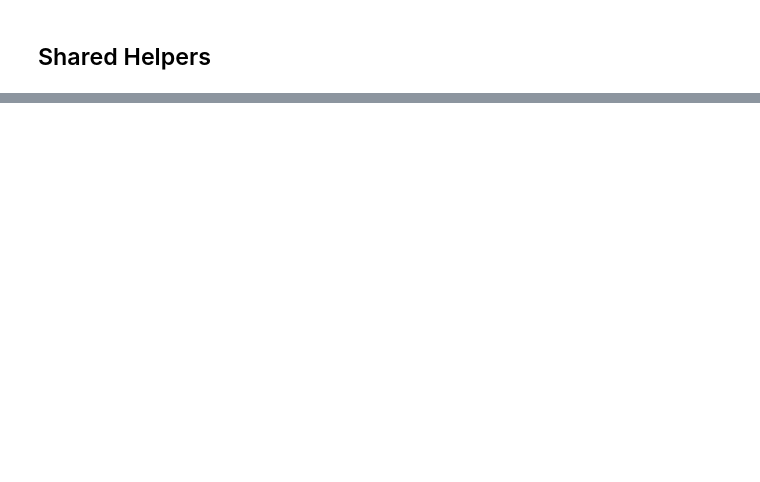
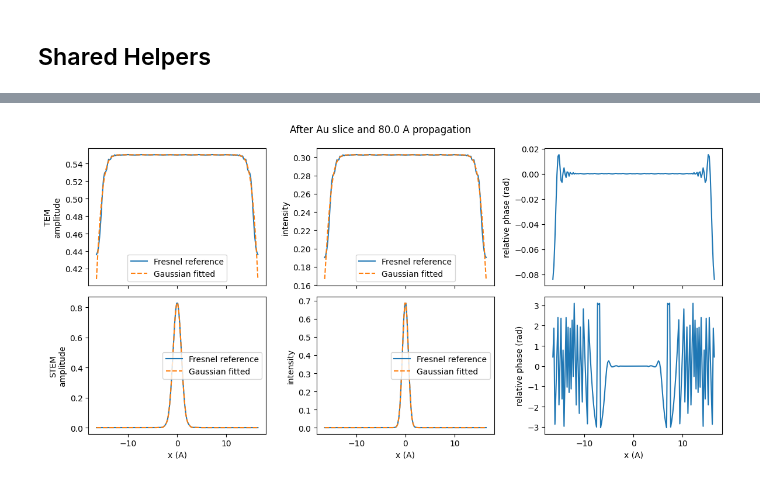
Before and after one commit to DavidLanders95/TemGymCore, a Jupyter notebook: examples/atoms/higher_order_gaussian_corrections.ipynb, the cells around one changed output, grey strips where cells are left out. Drawn from its saved outputs; the diff is of its cells as text; code cells hidden in the pictures; blank space fills up the shorter version.

```diff
--- a/examples/atoms/higher_order_gaussian_corrections.ipynb
+++ b/examples/atoms/higher_order_gaussian_corrections.ipynb
@@ -285,32 +629,34 @@ These line profiles are taken after the fitted Gaussian slice interaction and th
 # %%
 x_coords = np.asarray(grid.coords_1d[0])
 center_y = grid.shape[0] // 2
 
 fig, axes = plt.subplots(2, 3, figsize=(12, 6), sharex=True)
 for row, key in enumerate(["TEM", "STEM"]):
     result = atom_results[key]
     reference = np.asarray(result["reference"])
     gaussian = np.asarray(result["gaussian"])
     reference_intensity = np.abs(reference[center_y, :]) ** 2
     gaussian_intensity = np.abs(gaussian[center_y, :]) ** 2
 
     axes[row, 0].plot(x_coords, np.abs(reference[center_y, :]), label="Fresnel reference")
     axes[row, 0].plot(x_coords, np.abs(gaussian[center_y, :]), "--", label="Gaussian fitted")
     axes[row, 0].set_ylabel(f"{key}\namplitude")
 
     axes[row, 1].plot(x_coords, reference_intensity, label="Fresnel reference")
     axes[row, 1].plot(x_coords, gaussian_intensity, "--", label="Gaussian fitted")
     axes[row, 1].set_ylabel("intensity")
 
     relative_phase = np.angle(gaussian[center_y, :] * np.conj(reference[center_y, :]))
     axes[row, 2].plot(x_coords, relative_phase)
     axes[row, 2].set_ylabel("relative phase (rad)")
 
 for ax in axes[-1, :]:
     ax.set_xlabel("x (A)")
-for ax in axes.ravel()[:2]:
+for ax in axes[:, :2].ravel():
     ax.legend()
 
-fig.suptitle(f"After atom slice and {propagation} A propagation")
+fig.suptitle(f"After Au slice and {propagation} A propagation")
 fig.tight_layout()
 plt.show()
+# %% [output]
+[figure, added]
```
Also changed, not shown: parts of 14 cells of this notebook, 30 other files.
